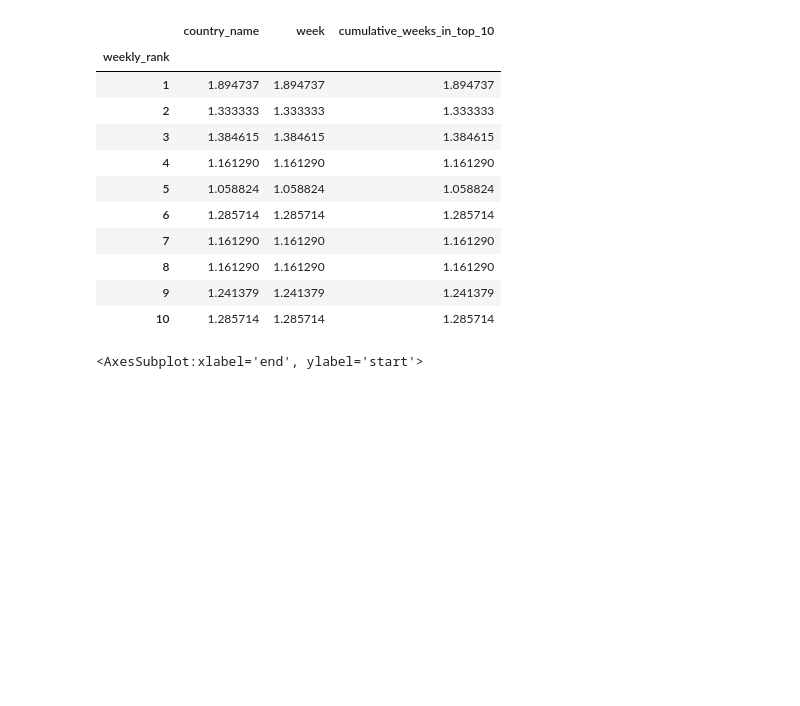
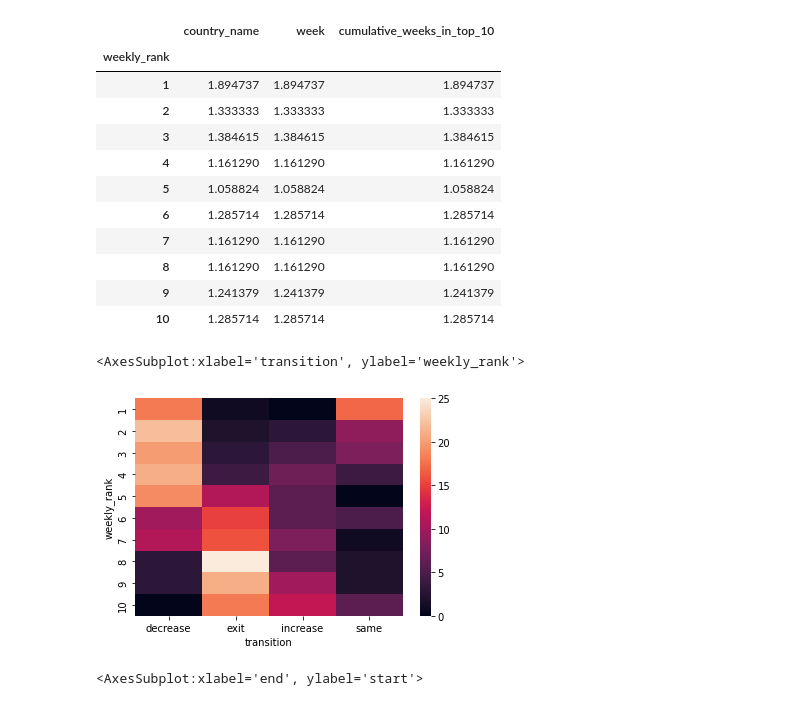
Before and after one commit to NHagar/Research-netflix, a Jupyter notebook: eda/descriptive_stats.ipynb, the cells around one changed output. Saved outputs shown, nothing was run; the diff lists cells and outputs as text; code cells hidden in the pictures; blank space fills up the shorter version.

Commit message:
updated transition reporting

```diff
--- a/eda/descriptive_stats.ipynb
+++ b/eda/descriptive_stats.ipynb
@@ -114,6 +114,28 @@ def check_for_zero(key):
     """Checks for zero in string key"""
     x,y = key.split(' ')
     return float(x)==0 or float(y)==0
+
+def compare_ranks(r):
+    if r['next_rank'] != r['next_rank']:
+        return 'exit'
+
+    if r['next_rank'] > r['weekly_rank']:
+        return 'decrease'
+    elif r['next_rank'] == r['weekly_rank']:
+        return 'same'
+    else:
+        return 'increase'
+# %%
+sample = df_filtered.sort_values(by=['item_title', 'week'])[['item_title', 'weekly_rank', 'week']]
+sample['next_rank'] = sample.groupby('item_title').weekly_rank.shift(-1)
+sample['transition'] = sample.apply(compare_ranks, axis=1)
+counts = (sample.groupby(['weekly_rank', 'transition']).count().week.reset_index()\
+    .pivot_table(index='weekly_rank', columns='transition', values='week')\
+    .fillna(0))
+sns.heatmap(counts)
+# %% [output]
+<AxesSubplot:xlabel='transition', ylabel='weekly_rank'>
+[figure, added]
 # %%
 # Rank transition probabilities
 sample = df_filtered.sort_values(by='week')[['item_title', 'weekly_rank', 'week']]
```
Also changed, not shown: 1 other file.
